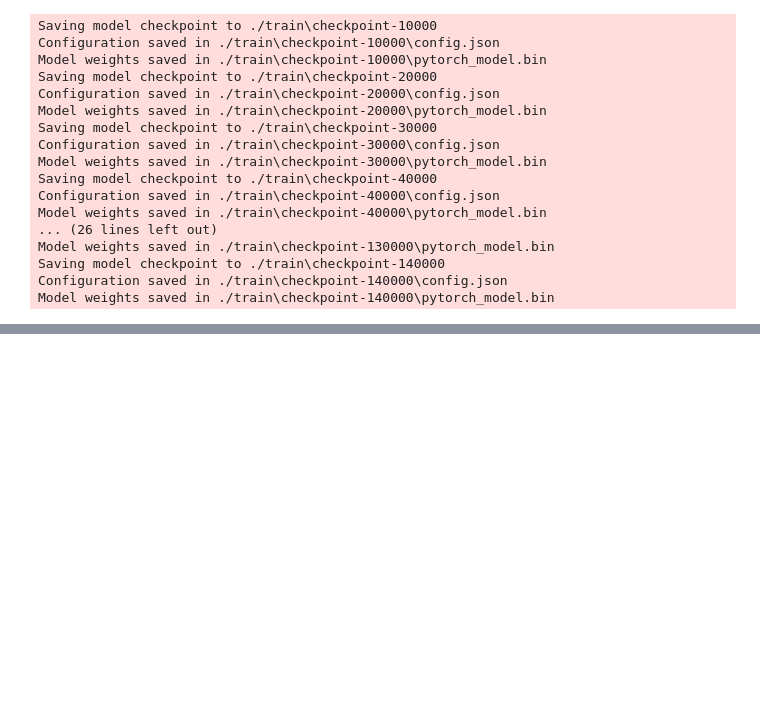
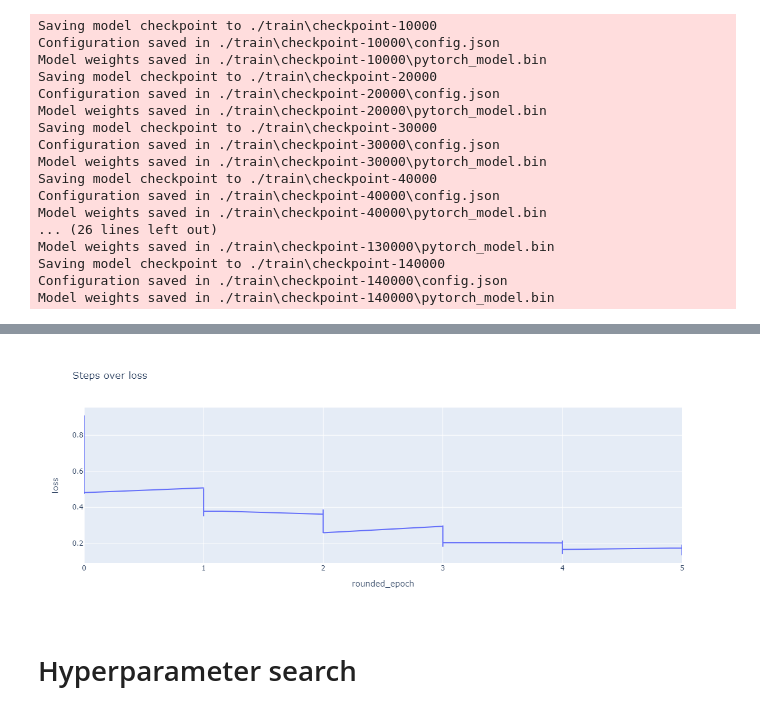
Before and after one commit to d7miiZ/Dialect-Graduation-Project, a Jupyter notebook: code/create_and_train_bert.ipynb, the cells around one changed output, grey strips where cells are left out. Drawn from its saved outputs; the diff is of its cells as text; code cells hidden in the pictures; blank space fills up the shorter version.

```diff
--- a/code/create_and_train_bert.ipynb
+++ b/code/create_and_train_bert.ipynb
@@ -252,0 +317,5 @@ trainer.evaluate()
+# %%
+history["rounded_epoch"] = round(history["epoch"])
+history.plot(x="rounded_epoch", y="loss", backend="plotly", title="Steps over loss")
+# %% [output]
+[figure, added]
@@ -252,0 +328,2 @@ trainer.evaluate()
+# %% [markdown]
+# Hyperparameter search
```
Also changed, not shown: parts of 18 cells of this notebook.
